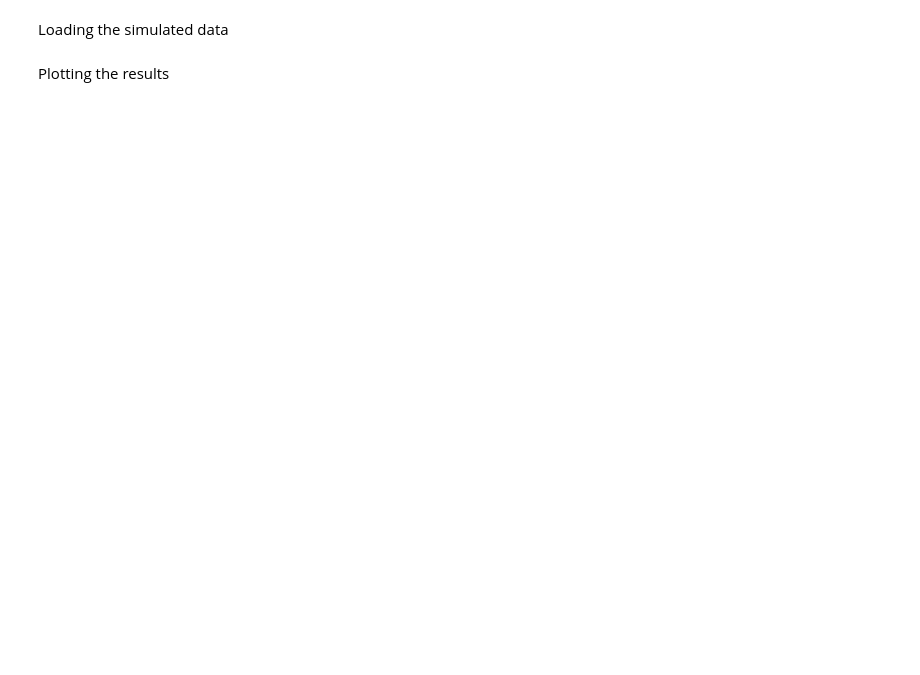
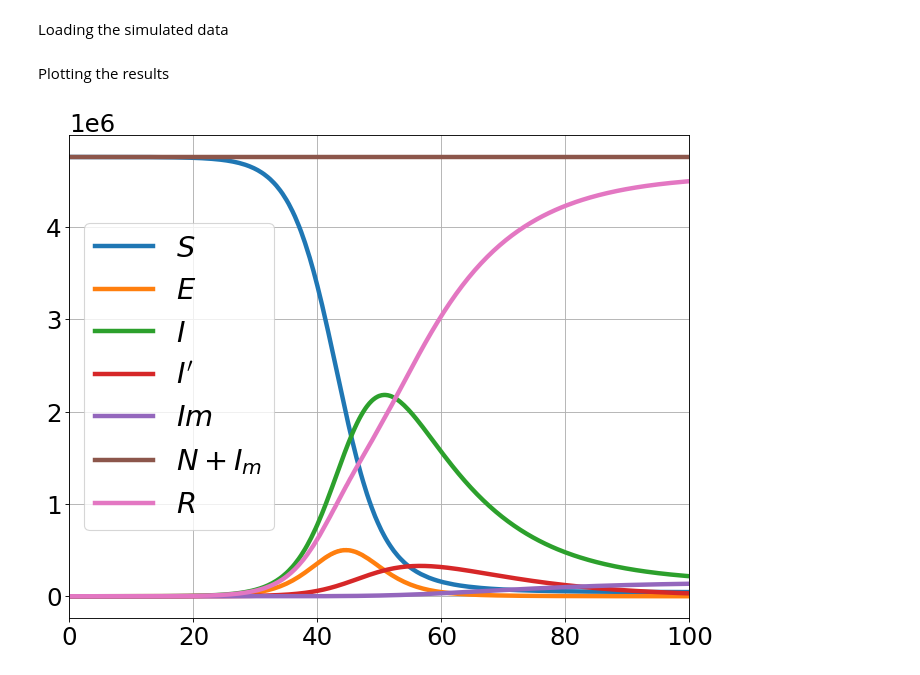
Before and after one commit to lukastk/PyRossGeo, a Jupyter notebook: examples_mft/ex2-London-mft_SEI8R.ipynb, the cells around one changed output. Saved outputs shown, nothing was run; the diff lists cells and outputs as text; code cells hidden in the pictures; blank space fills up the shorter version.

Commit message:
Corrected the bug of decreasing the people and Modified document and exapmles

```diff
--- a/examples_mft/ex2-London-mft_SEI8R.ipynb
+++ b/examples_mft/ex2-London-mft_SEI8R.ipynb
@@ -170,7 +174,4 @@ To start network model calculation, we must set $C_{ij}$, model parameters and t
 # %%
-# duration of simulation and data file
-Tf=24*100; Nf=Tf # Maximum time step equals as Tf/Nf
-
 # set the contact structure
 C = np.identity(M)
 for i in range(M - 1):
@@ -202,8 +203,7 @@ cc    = 0.4             # fraction of ICU infectives
 mm    = 0.4             # fraction of Im infectives
 
 # option
-cutoff    = 1.0         # We ignore the number of people moving less than this number.
-highspeed = 0           # the flag of highspeed  calculation. but not accurate
+cutoff    = 4.0        # We ignore the number of people moving to other node less than this number.
 trv_restriction = 0.0   # travel restriction: 1.0 means everyone stay home
 
 max_wid = np.argsort(Nw[M])[Nnode- 1]
@@ -247,14 +247,12 @@ def contactMatrix(t):
     else:
         return CT
 
-def workResidenceMatrix(t):
-    return Dnm
+# set the matarix D_{nm}
+Dnm = census_matrix.copy()
 
-def distanceMatrix(t):
-    return dnm
+# set the matarix d_{nm}
+dnm = distances.copy()
 
 # instantiate model
-parameters = {'alpha':alpha, 'beta':beta, 'gE':gE, 'gIa':gIa, 'gIs':gIs, 'gIsd':gIsd, 'gIh':gIh, 'gIhd':gIhd, 'gIc':gIc, 'gIcd':gIcd, 'fsa':fsa, 'fh':fh, 'hh':hh, 'cc':cc, 'mm':mm, 'rW':rW, 'rT':rT, 'cutoff':cutoff, 'highspeed':highspeed}
-model = pyrossgeo.mft.SEI8R(parameters, M, Nnode)
-# simulate model
-data=model.simulate(S_0, E_0, Ia_0, Is_0, Isd_0, Ih_0, Ihd_0, Ic_0, Icd_0, Im_0, N_0, contactMatrix, workResidenceMatrix, distanceMatrix, trv_restriction, Tf, Nf, Ti=0)
+parameters = {'alpha':alpha, 'beta':beta, 'gE':gE, 'gIa':gIa, 'gIs':gIs, 'gIsd':gIsd, 'gIh':gIh, 'gIhd':gIhd, 'gIc':gIc, 'gIcd':gIcd, 'fsa':fsa, 'fh':fh, 'hh':hh, 'cc':cc, 'mm':mm, 'rW':rW, 'rT':rT}
+model = pyrossgeo.mft.SEI8R(parameters, M, Nnode, Dnm, dnm, trv_restriction, cutoff)
@@ -260,0 +268,10 @@ data=model.simulate(S_0, E_0, Ia_0, Is_0, Isd_0, Ih_0, Ihd_0, Ic_0, Icd_0, Im_0,
+# %%
+rT=1.0
+# intialize the model
+parameters = {'alpha':alpha, 'beta':beta, 'gE':gE, 'gIa':gIa, 'gIs':gIs, 'gIsd':gIsd, 'gIh':gIh, 'gIhd':gIhd, 'gIc':gIc, 'gIcd':gIcd, 'fsa':fsa, 'fh':fh, 'hh':hh, 'cc':cc, 'mm':mm, 'rW':rW, 'rT':rT}
+model.initialize(parameters, trv_restriction)
+
+# duration of simulation
+Tf=24*100; Nf=Tf # Maximum time step equals as Tf/Nf
+# simulate model
+data=model.simulate(S_0, E_0, Ia_0, Is_0, Isd_0, Ih_0, Ihd_0, Ic_0, Icd_0, Im_0, N_0, contactMatrix, Tf, Nf, Ti=0, highSpeed=0)
@@ -304,41 +339,47 @@ for i in range(Nnode):
 #print('Toatl', total_w, total_r)
 
 S_total = []
+E_total = []
 I_total = []
 Im_total = []
 PR_total = []
 N_total = []
 for i in range(len(Ia[0])):
     S_total.append(0.0)
+    E_total.append(0.0)
     I_total.append(0.0)
     Im_total.append(0.0)
     PR_total.append(0.0)
     N_total.append(0.0)
 for i in range(M1):
     S_total  += S[i]
+    E_total  += E[i]
     I_total  += Ia[i] + Is[i] + Ih[i] + Ic[i] + Im[i]
-    PR_total  += Isd[i] + Ihd[i] + Icd[i]
+    PR_total += Isd[i] + Ihd[i] + Icd[i]
     Im_total += Im[i]
-    N_total  += N[i]
+    N_total  += N[i] + Im[i]
 plt.plot(t/24, S_total, '-', label='$S$', lw=4)
+plt.plot(t/24, E_total, '-', label='$E$', lw=4)
 plt.plot(t/24, I_total, '-', label='$I$', lw=4)
 plt.plot(t/24, PR_total, '-', label='$I\'$', lw=4)
 plt.plot(t/24, Im_total, '-', label='$Im$', lw=4)
-plt.plot(t/24, N_total, '-', label='$N$', lw=4)
-#plt.plot(t/24, total_r - S_total - I_total, '-', label='$R$', lw=4)
+plt.plot(t/24, N_total, '-', label='$N+I_{m}$', lw=4)
+plt.plot(t/24, total_r - S_total - I_total, '-', label='$R$', lw=4)
 
 plt.legend(fontsize=26); plt.grid()
 #plt.autoscale(enable=True, axis='x', tight=True)
 
 ax=plt.subplot()
 #ax.grid(which="both")
 #ax.set_xlabel("x")
 #ax.set_ylabel("y")
 
 ax.set_xlim([0,100])
 #ax.set_ylim([0,2.0*10**1])
 
 f_data = open('network-SEI8R.txt', mode='w')
 for i in range(len(t)):
     f_data.write(str(t[i]/24) + ' ' + str(S_total[i]) + ' ' + str(I_total[i]) + '\n')
 f_data.close()
+# %% [output]
+[figure, added]
```
Also changed, not shown: parts of 5 cells of this notebook, 5 other files.
